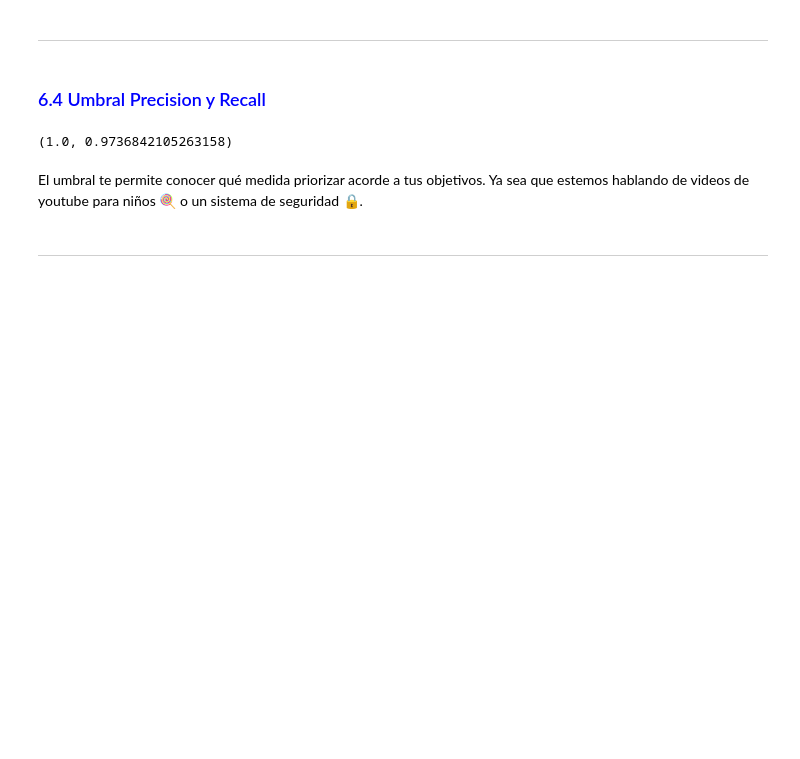
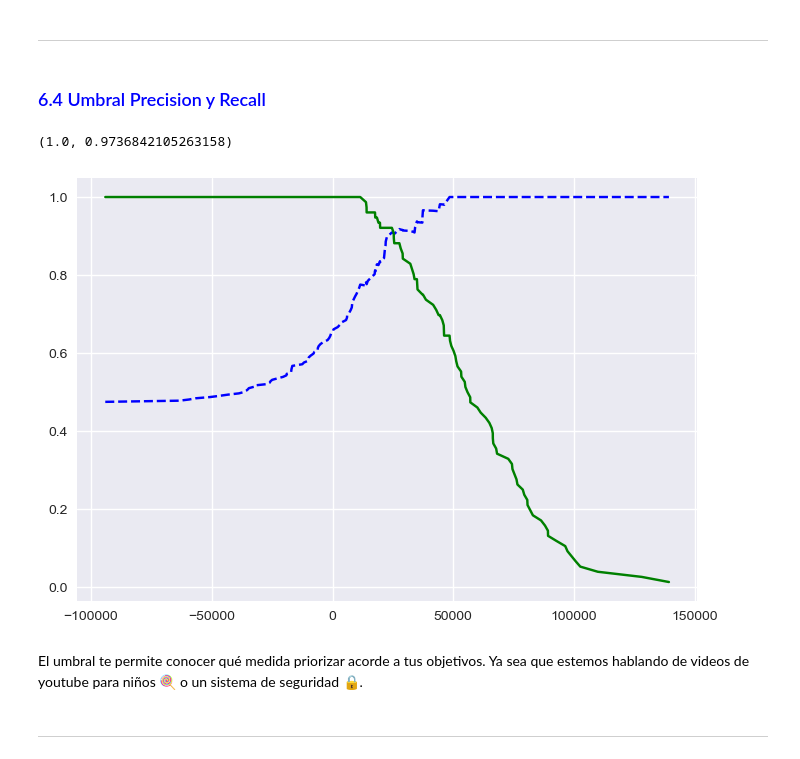
Before and after one commit to AE010/6IV7_ArmasTrujilloEmiliano_Cap3JupiterNotebooks, a Jupyter notebook: Cap3_plantilla.ipynb, the cells around one changed output. Saved outputs shown, nothing was run; the diff lists cells and outputs as text; code cells hidden in the pictures; blank space fills up the shorter version.

```diff
--- a/Cap3_plantilla.ipynb
+++ b/Cap3_plantilla.ipynb
@@ -433,8 +433,16 @@ p,r
 # %%
 #Graficar la precisión y recall
 
 #Puedes visualizar los y_scores pero no te dice nada, la gráfica si lo hará
 #Graficar la precisión y recall, ahora si
+
+plt.plot(umbrales, precisions[:-1],"b--",label="Precisión")
+
+plt.plot(umbrales, recalls[:-1],"g-",label="Recall")
+
+plt.show()
+# %% [output]
+[figure, added]
 # %% [markdown]
 El umbral te permite conocer qué medida priorizar acorde a tus objetivos. Ya sea que estemos hablando de videos de youtube para niños 🍭 o un sistema de seguridad 🔒.
 # %%
```
Also changed, not shown: parts of 16 cells of this notebook.
